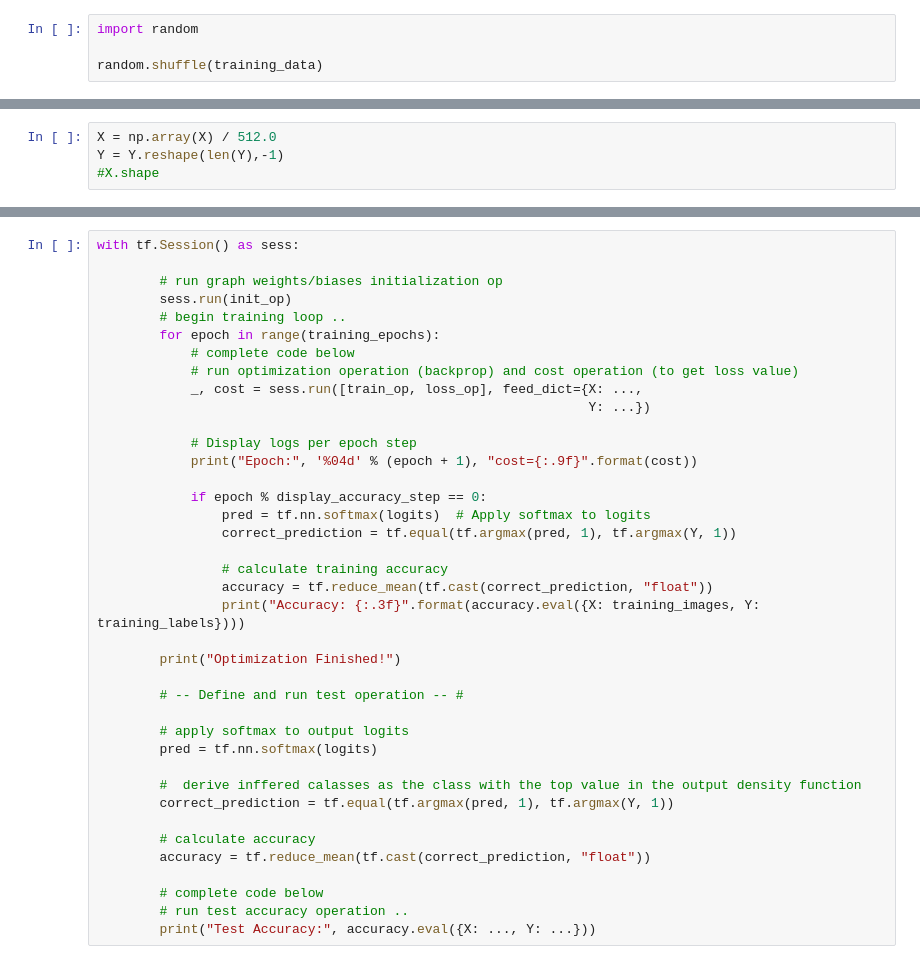
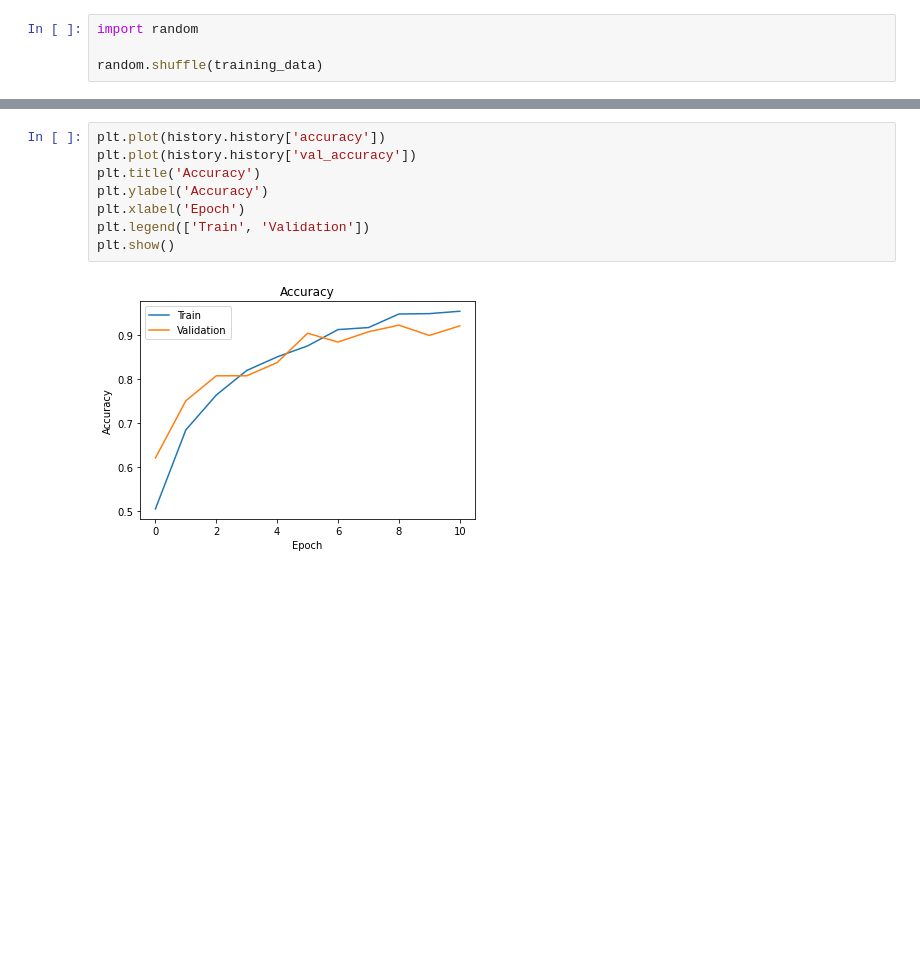
Before and after one commit to caancelik/AMLS-Project, a Jupyter notebook: Working Part B.ipynb, the cells around one changed output, grey strips where cells are left out. Saved outputs shown, nothing was run; the diff lists cells and outputs as text; blank space fills up the shorter version.

```diff
--- a/Working Part B.ipynb
+++ b/Working Part B.ipynb
@@ -172,4 +105,0 @@ Epoch 15/15
-# %%
-X = np.array(X) / 512.0
-Y = Y.reshape(len(Y),-1)
-#X.shape
@@ -407,39 +156,10 @@ InvalidArgumentError: In[0] and In[1] has different ndims: [49152000] vs. [136,1
-# %%
-with tf.Session() as sess:
-
-        # run graph weights/biases initialization op
-        sess.run(init_op)
-        # begin training loop ..
-        for epoch in range(training_epochs):
-            # complete code below
-            # run optimization operation (backprop) and cost operation (to get loss value)
-            _, cost = sess.run([train_op, loss_op], feed_dict={X: ...,
-                                                               Y: ...})
-
-            # Display logs per epoch step
-            print("Epoch:", '%04d' % (epoch + 1), "cost={:.9f}".format(cost))
-
-            if epoch % display_accuracy_step == 0:
-                pred = tf.nn.softmax(logits)  # Apply softmax to logits
-                correct_prediction = tf.equal(tf.argmax(pred, 1), tf.argmax(Y, 1))
-
-                # calculate training accuracy
-                accuracy = tf.reduce_mean(tf.cast(correct_prediction, "float"))
-                print("Accuracy: {:.3f}".format(accuracy.eval({X: training_images, Y: training_labels})))
-
-        print("Optimization Finished!")
-
-        # -- Define and run test operation -- #
-
-        # apply softmax to output logits
-        pred = tf.nn.softmax(logits)
-
-        #  derive inffered calasses as the class with the top value in the output density function
-        correct_prediction = tf.equal(tf.argmax(pred, 1), tf.argmax(Y, 1))
-
-        # calculate accuracy
-        accuracy = tf.reduce_mean(tf.cast(correct_prediction, "float"))
-
-        # complete code below
-        # run test accuracy operation ..
-        print("Test Accuracy:", accuracy.eval({X: ..., Y: ...}))
+# %%
+plt.plot(history.history['accuracy'])
+plt.plot(history.history['val_accuracy'])
+plt.title('Accuracy')
+plt.ylabel('Accuracy')
+plt.xlabel('Epoch')
+plt.legend(['Train', 'Validation'])
+plt.show()
+# %% [output]
+[figure, added]
```
Also changed, not shown: parts of 25 cells of this notebook.
